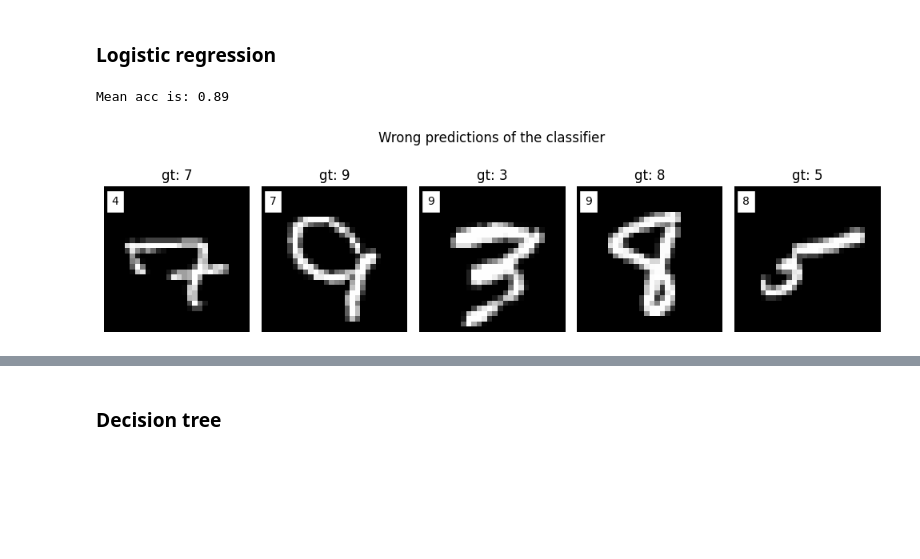
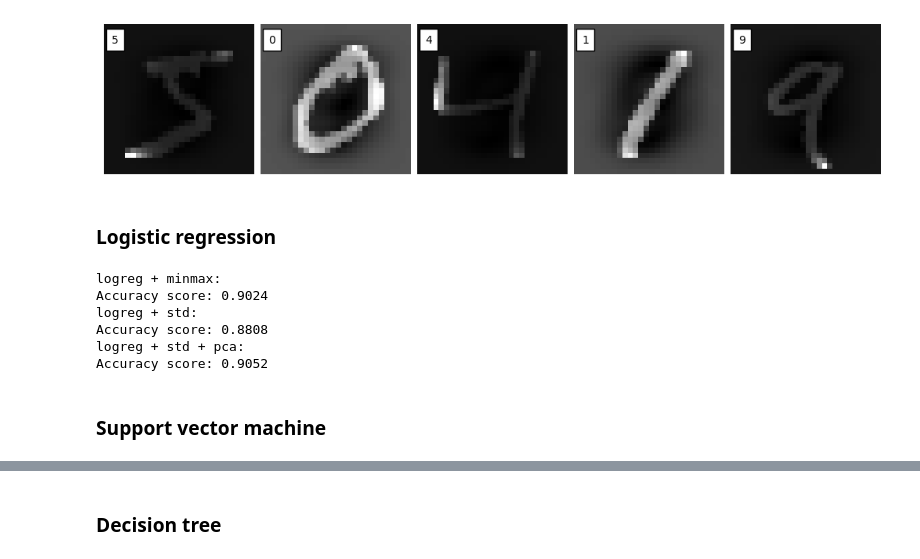
Before and after one commit to CuSynth/mlcourse, a Jupyter notebook: task 3/solution.ipynb, the cells around one changed output, grey strips where cells are left out. Saved outputs shown, nothing was run; the diff lists cells and outputs as text; code cells hidden in the pictures; blank space fills up the shorter version.

```diff
--- a/task 3/solution.ipynb
+++ b/task 3/solution.ipynb
@@ -36,15 +44,28 @@ X_train, X_test, y_train, y_test =  train_test_split(X, y, train_size=20000, tes
+# %%
+X_std = StandardScaler().fit_transform(X)
+plot_samples(X_std, y)
+# %% [output]
+[figure, added]
 # %% [markdown]
 ### Logistic regression
-# %%
-lr = LogisticRegression(max_iter=1000)
-lr_scores = fit_validate(lr, X_train, X_test, y_train, y_test, n_jobs=14)
-check_is_fitted(lr)
-print("Mean acc is: %1.2f" % (np.mean(lr_scores)))
-# %% [output]
-Mean acc is: 0.89
-# %%
-lr_pred = lr.predict(X_test)
-plot_errors(X_test, y_test, lr_pred)
-# plot_confusion_matrix(lr, lr_pred, y_test)
-# %% [output]
-[figure, removed]
+# %%
+lr_mm_ppl = make_pipeline(MinMaxScaler(), LogisticRegression(max_iter=1000, n_jobs=14))
+print("logreg + minmax: ")
+fit_predict(lr_mm_ppl, X, y, train_size=train_size, test_size=test_size)
+
+lr_ppl = make_pipeline(StandardScaler(), LogisticRegression(max_iter=1000, n_jobs=14))
+print("logreg + std: ")
+fit_predict(lr_ppl, X, y, train_size=train_size, test_size=test_size)
+
+lr_ppl_pca = make_pipeline(StandardScaler(), PCA(n_components=n_components, random_state=0), LogisticRegression(max_iter=1000, n_jobs=14))
+print("logreg + std + pca: ")
+fit_predict(lr_ppl_pca, X, y, train_size=train_size, test_size=test_size)
+# %% [output]
+logreg + minmax:
+Accuracy score: 0.9024
+logreg + std:
+Accuracy score: 0.8808
+logreg + std + pca:
+Accuracy score: 0.9052
+# %% [markdown]
+### Support vector machine
```
Also changed, not shown: parts of 27 cells of this notebook, 2 other files.
